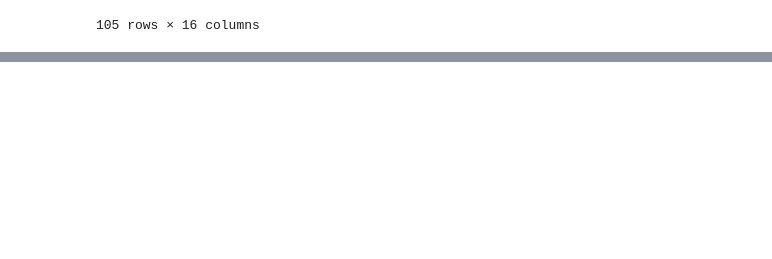
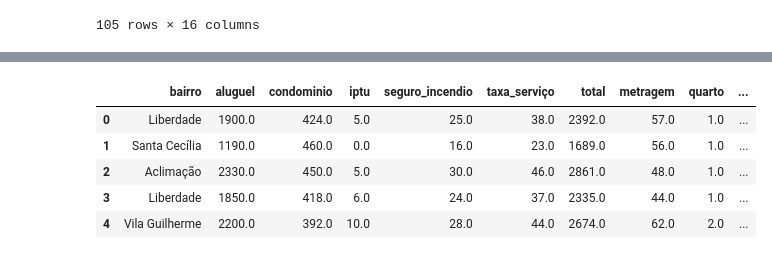
Before and after one commit to GoesDev/Learning-Python, a Jupyter notebook: Hashtag/main.ipynb, the cells around one changed output, grey strips where cells are left out. Saved outputs shown, nothing was run; the diff lists cells and outputs as text; code cells hidden in the pictures; blank space fills up the shorter version.

```diff
--- a/Hashtag/main.ipynb
+++ b/Hashtag/main.ipynb
@@ -52,0 +145,9 @@ base.shape
+# %%
+base.head()
+# %% [output]
+|  | bairro | aluguel | condominio | iptu | seguro_incendio | taxa_serviço | total | metragem | quarto | ... |
+| 0 | Liberdade | 1900.0 | 424.0 | 5.0 | 25.0 | 38.0 | 2392.0 | 57.0 | 1.0 | ... |
+| 1 | Santa Cecília | 1190.0 | 460.0 | 0.0 | 16.0 | 23.0 | 1689.0 | 56.0 | 1.0 | ... |
+| 2 | Aclimação | 2330.0 | 450.0 | 5.0 | 30.0 | 46.0 | 2861.0 | 48.0 | 1.0 | ... |
+| 3 | Liberdade | 1850.0 | 418.0 | 6.0 | 24.0 | 37.0 | 2335.0 | 44.0 | 1.0 | ... |
+| 4 | Vila Guilherme | 2200.0 | 392.0 | 10.0 | 28.0 | 44.0 | 2674.0 | 62.0 | 2.0 | ... |
```
Also changed, not shown: parts of 15 cells of this notebook.
